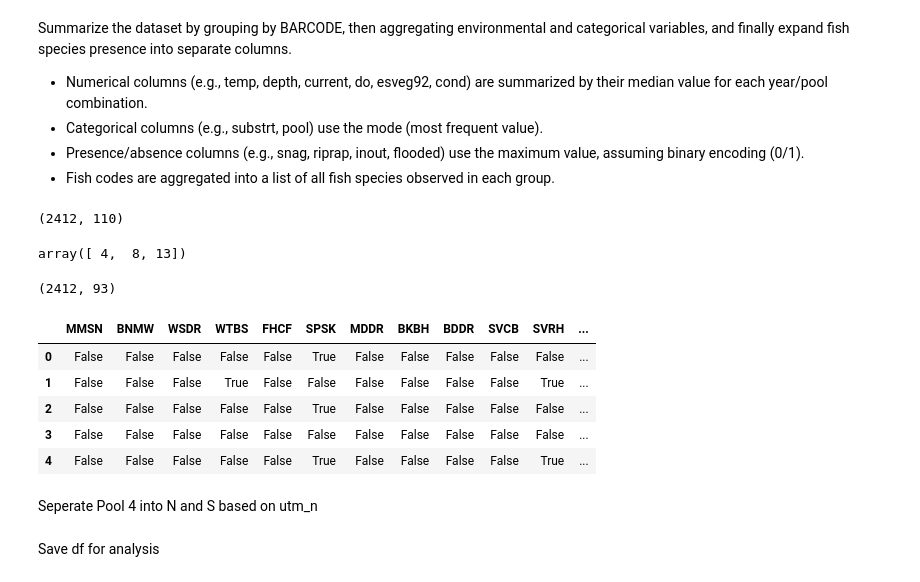
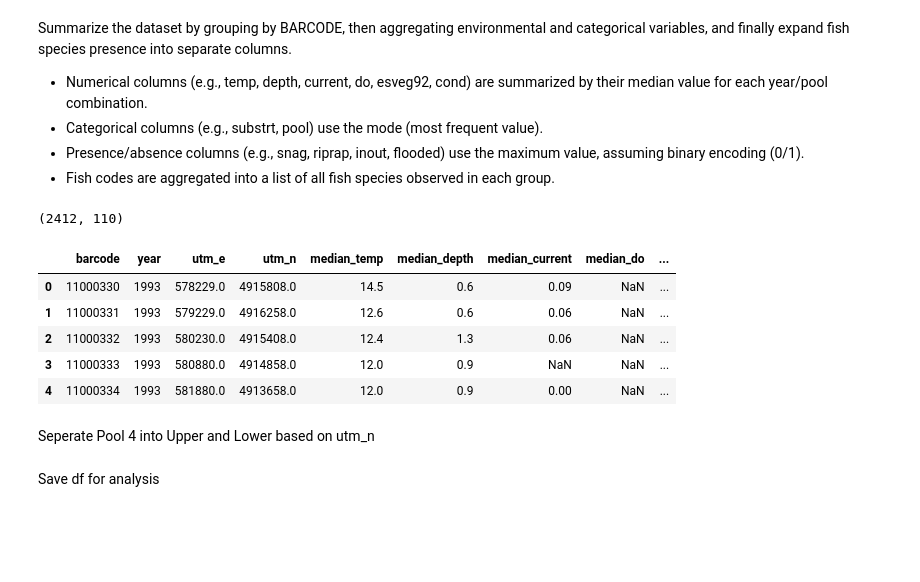
Before and after one commit to jppeirce/ltrm_fish, a Jupyter notebook: 1data_wrangling.ipynb, the cells around one changed output. Cells and saved outputs as stored; diff of their text form; code cells hidden in the pictures; blank space fills up the shorter version.

```diff
--- a/1data_wrangling.ipynb
+++ b/1data_wrangling.ipynb
@@ -74,7 +43,7 @@ feed into
 # %%
 df_data = df_data[df_data['fishcode'].notna()].reset_index(drop=True)
 # remove fishcode NFSH and unknown fish codes (those starting with 'U-')
-df_data = df_data[(~df_data['fishcode'].str.startswith('U-')) & (df_data['fishcode'] != 'NFSH')].reset_index(drop=True)
+df_data = df_data[(~df_data['fishcode'].str.startswith('U-')) & (~df_data['fishcode'].isin(['NFSH', 'UNID']))].reset_index(drop=True)
 df_data['year'] = pd.to_datetime(df_data['sdate']).dt.year
 print(df_data.shape)
 # %% [output]
@@ -203,23 +124,16 @@ agg_df.drop(columns=['fish_codes'], inplace=True)
 # %%
 print(agg_df.shape)
 agg_df.head()
-agg_df['mode_pool'].unique()
 # %% [output]
 (2412, 110)
-array([ 4,  8, 13])
+|  | barcode | year | utm_e | utm_n | median_temp | median_depth | median_current | median_do | ... |
+| 0 | 11000330 | 1993 | 578229.0 | 4915808.0 | 14.5 | 0.6 | 0.09 | NaN | ... |
+| 1 | 11000331 | 1993 | 579229.0 | 4916258.0 | 12.6 | 0.6 | 0.06 | NaN | ... |
+| 2 | 11000332 | 1993 | 580230.0 | 4915408.0 | 12.4 | 1.3 | 0.06 | NaN | ... |
+| 3 | 11000333 | 1993 | 580880.0 | 4914858.0 | 12.0 | 0.9 | NaN | NaN | ... |
+| 4 | 11000334 | 1993 | 581880.0 | 4913658.0 | 12.0 | 0.9 | 0.00 | NaN | ... |
-# %%
-print(fish_df.shape)
-fish_df.head()
-# %% [output]
-(2412, 93)
-|  | MMSN | BNMW | WSDR | WTBS | FHCF | SPSK | MDDR | BKBH | BDDR | SVCB | SVRH | ... |
-| 0 | False | False | False | False | False | True | False | False | False | False | False | ... |
-| 1 | False | False | False | True | False | False | False | False | False | False | True | ... |
-| 2 | False | False | False | False | False | True | False | False | False | False | False | ... |
-| 3 | False | False | False | False | False | False | False | False | False | False | False | ... |
-| 4 | False | False | False | False | False | True | False | False | False | False | True | ... |
 # %% [markdown]
-Seperate Pool 4 into N and S based on utm_n
+Seperate Pool 4 into Upper and Lower based on utm_n
 # %%
 # Alternative: Use strings consistently
 def assign_pool(row):
```
Also changed, not shown: parts of 19 cells of this notebook, 1 other file.
